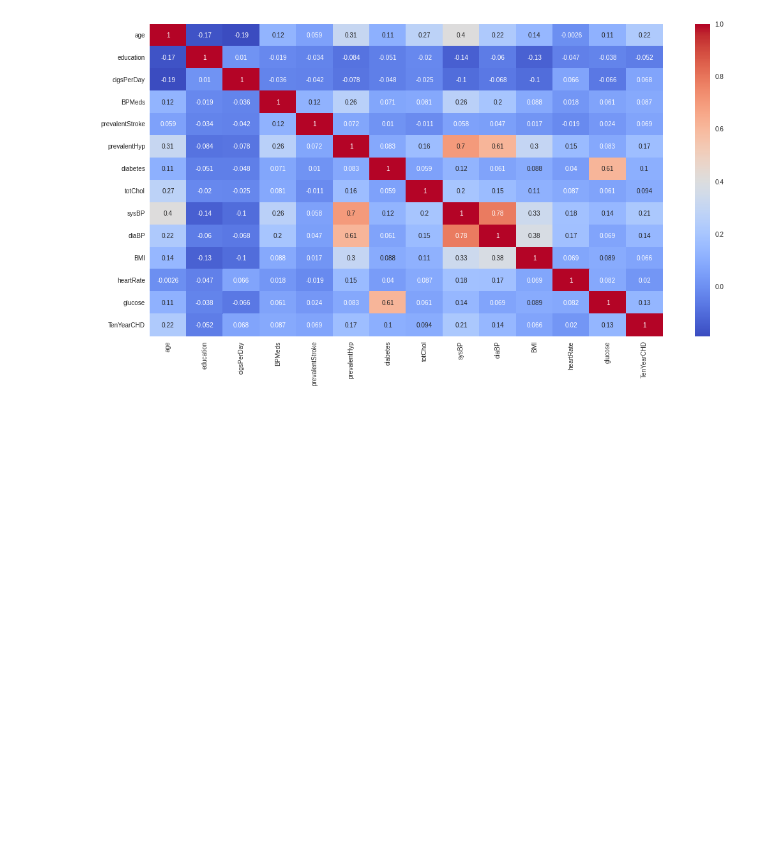
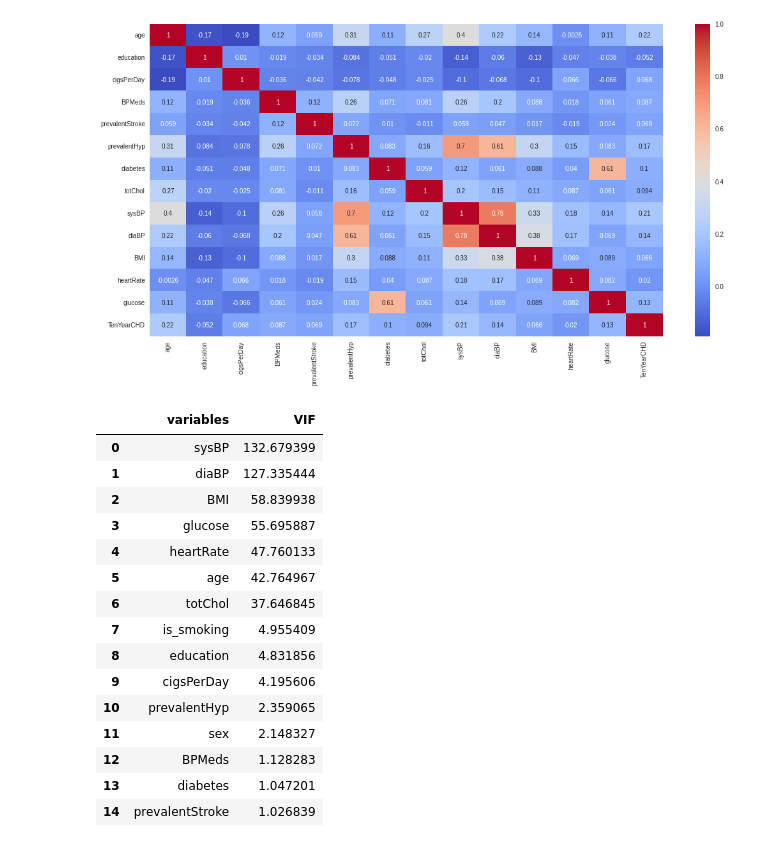
Before and after one commit to nehal35/Cardiovascular_Risk_Prediction_Capstone_Project, a Jupyter notebook: Cardiovascular_Risk_Prediction_Capstone_Project.ipynb, the cells around one changed output. Drawn from its saved outputs; the diff is of its cells as text; code cells hidden in the pictures; blank space fills up the shorter version.

```diff
--- a/Cardiovascular_Risk_Prediction_Capstone_Project.ipynb
+++ b/Cardiovascular_Risk_Prediction_Capstone_Project.ipynb
@@ -350,12 +350,14 @@ for n,column in enumerate(df.columns):
 # **Removing Multicolinearity**
 # %%
 # Defining a function to calculate variance inflation factor
-def cal_vif(X):
-  # calculating VIF
-  vif=pd.dataframe()
-  vif["variables"]=x.columns
-  vif["VIF"]=[variance_inflation_factor(x.values,i) for i in range(X.shape[1])]
-  return(vif.sort_values(by='VIF',ascending=False).reset_index(drop=True))
+def calc_vif(X):
+
+    # Calculating VIF
+    vif = pd.DataFrame()
+    vif["variables"] = X.columns
+    vif["VIF"] = [variance_inflation_factor(X.values, i) for i in range(X.shape[1])]
+
+    return(vif.sort_values(by='VIF',ascending=False).reset_index(drop=True))
 # %% [markdown]
 VIF determines the strength of the correlation between the independent variables. It is predicted by taking a variable and regressing it against every other variable. VIF score of an independent variable represents how well the variable is explained by other independent variables.
 # %%
@@ -365,3 +367,24 @@ sns.heatmap(data[data.describe().columns].corr(),annot=True, cmap='coolwarm')
 # %% [output]
 <matplotlib.axes._subplots.AxesSubplot at 0x...>
 [figure]
+# %%
+# CHECKING VIF FOR EACH VARIABLE
+independent_variables = [i for i in df.columns if i not in ['TenYearCHD']]
+calc_vif(df[independent_variables])
+# %% [output]
+|  | variables | VIF |
+| 0 | sysBP | 132.679399 |
+| 1 | diaBP | 127.335444 |
+| 2 | BMI | 58.839938 |
+| 3 | glucose | 55.695887 |
+| 4 | heartRate | 47.760133 |
+| 5 | age | 42.764967 |
+| 6 | totChol | 37.646845 |
+| 7 | is_smoking | 4.955409 |
+| 8 | education | 4.831856 |
+| 9 | cigsPerDay | 4.195606 |
+| 10 | prevalentHyp | 2.359065 |
+| 11 | sex | 2.148327 |
+| 12 | BPMeds | 1.128283 |
+| 13 | diabetes | 1.047201 |
+| 14 | prevalentStroke | 1.026839 |
```
Also changed, not shown: parts of 14 cells of this notebook.
